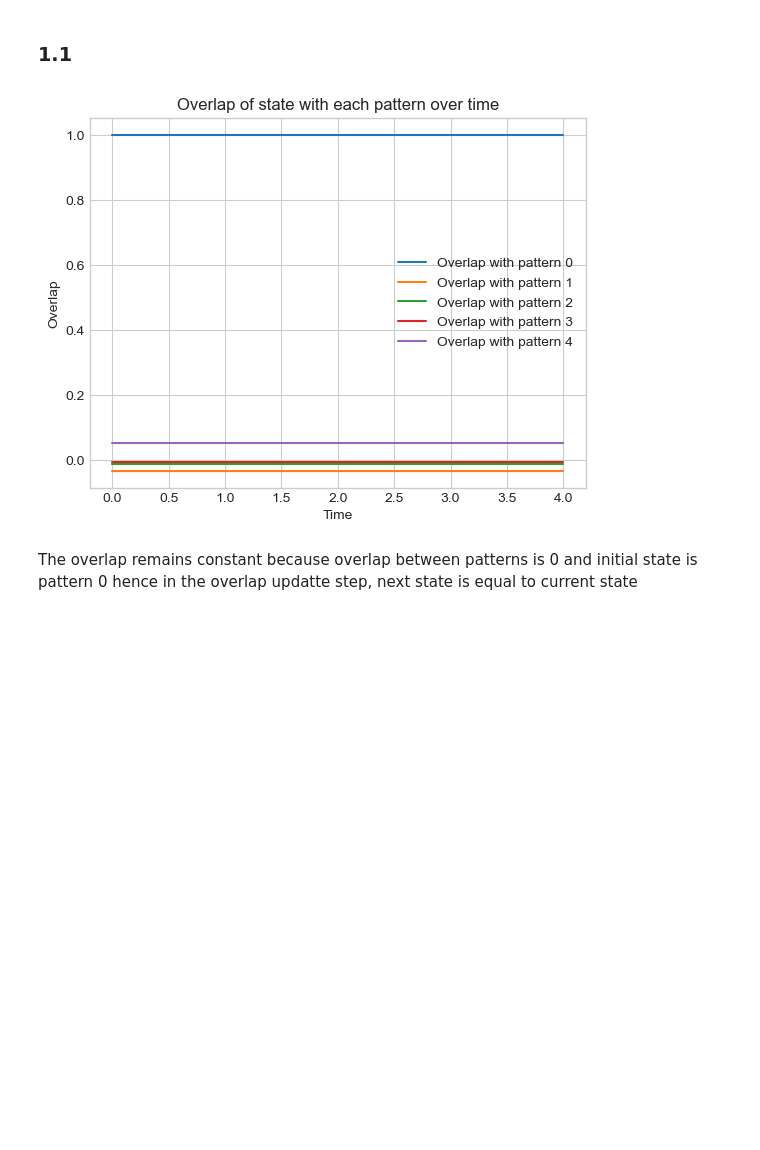
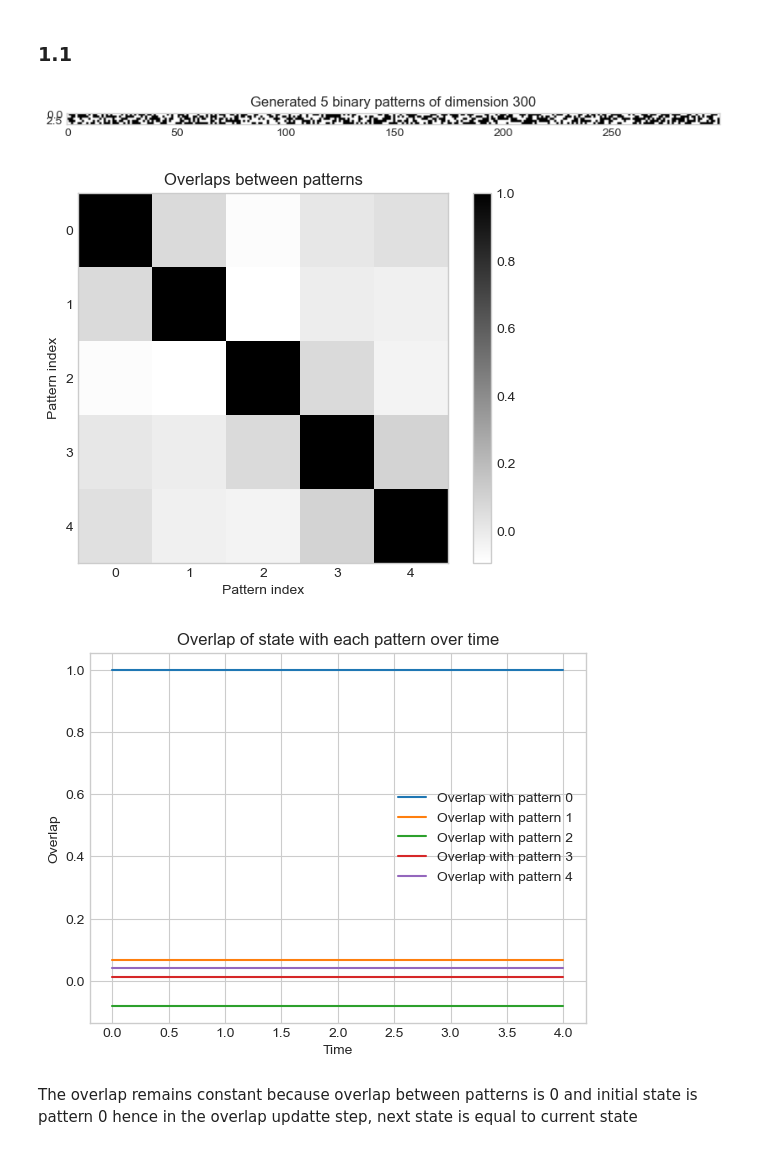
Before and after one commit to seb2o/Biological-Hopfield-Model, a Jupyter notebook: ex1_seb.ipynb, the cells around one changed output. Drawn from its saved outputs; the diff is of its cells as text; code cells hidden in the pictures; blank space fills up the shorter version.

Commit message:
corrected patterns generation

```diff
--- a/ex1_seb.ipynb
+++ b/ex1_seb.ipynb
@@ -13,27 +13,29 @@ plt.style.use('seaborn-v0_8-whitegrid')
 # %%
 NETWORK_DIM = 300
 N_PATTERNS = 5
 T = 5
-patterns = utils.get_n_binary_patterns(n_patterns=N_PATTERNS, pattern_dim=NETWORK_DIM, check_overlaps=False)
+patterns = utils.get_n_binary_patterns(n_patterns=N_PATTERNS, pattern_dim=NETWORK_DIM, plot_patterns_overlaps=True, plot_patterns=True)
 cs = patterns[0]#np.random.binomial(1, 0.5, NETWORK_DIM) * 2 - 1
 overlaps = []
 for t in range(T):
     overlaps_t = [utils.overlap(cs, p) for p in patterns]
     overlaps.append(overlaps_t)
     ns = utils.compute_next_state_with_overlaps(cs, patterns)
     cs = ns
 overlaps = np.array(overlaps).T
 plt.figure()
 for i, overlap in enumerate(overlaps):
     plt.plot(overlap, label=f'Overlap with pattern {i}')
 
 plt.xlabel('Time')
 plt.ylabel('Overlap')
 plt.title('Overlap of state with each pattern over time')
 plt.legend()
 plt.show()
 # %% [output]
-[figure, old version]
+[figure, new version]
+[figure, added]
+[figure, added]
 # %% [markdown]
 The overlap remains constant because overlap between patterns is 0 and initial state is pattern 0 hence in the overlap updatte step, next state is equal to current state
 # %% [markdown]
```
Also changed, not shown: parts of 5 cells of this notebook, 2 other files.
